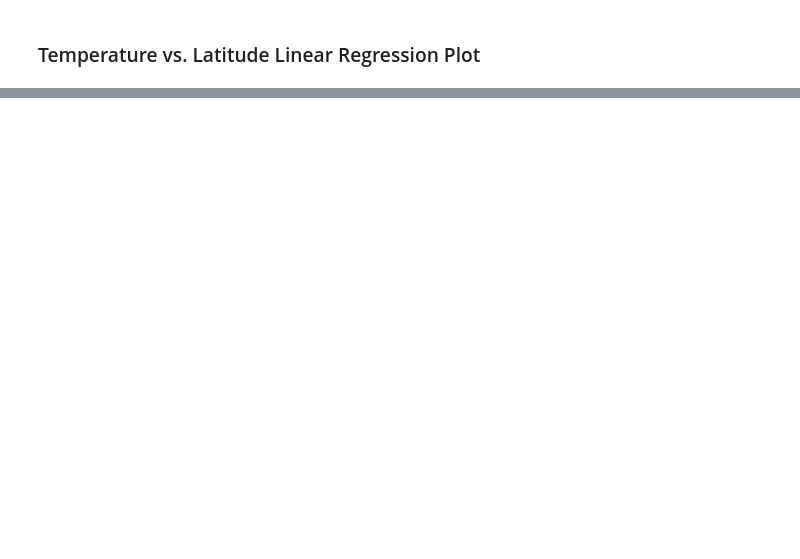
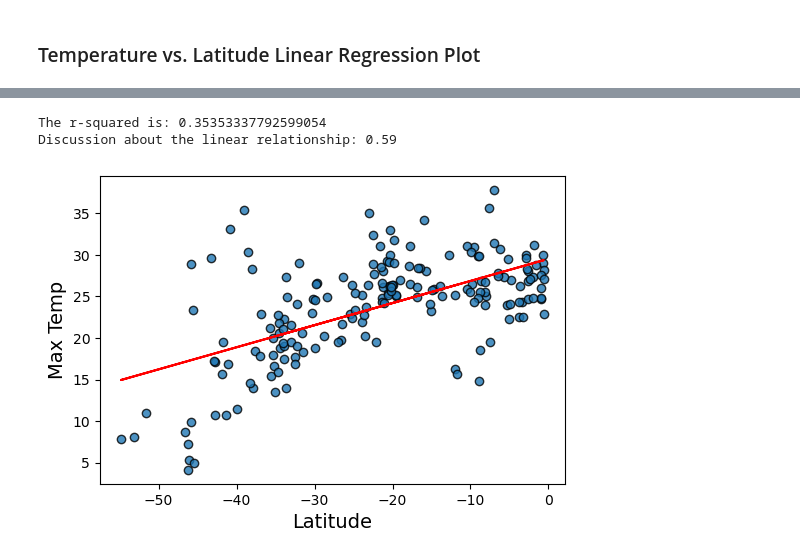
Before and after one commit to hasangokceoglu/python-api-challenge, a Jupyter notebook: WeatherPy/WeatherPy.ipynb, the cells around one changed output, grey strips where cells are left out. Saved outputs shown, nothing was run; the diff lists cells and outputs as text; code cells hidden in the pictures; blank space fills up the shorter version.

```diff
--- a/WeatherPy/WeatherPy.ipynb
+++ b/WeatherPy/WeatherPy.ipynb
@@ -316,0 +341,11 @@ NameError: name 'plot_linear_regression' is not defined
+# %%
+# Linear regression on Southern Hemisphere
+x_values = southern_hemi_df["Lat"]
+y_values = southern_hemi_df["Max Temp"]
+plot_linear_regression(x_values, y_values, "Latitude", "Max Temp", "Southern", (8, 8))
+
+plt.show()
+# %% [output]
+The r-squared is: 0.35353337792599054
+Discussion about the linear relationship: 0.59
+[figure, added]
```
Also changed, not shown: parts of 23 cells of this notebook, 5 other files.
